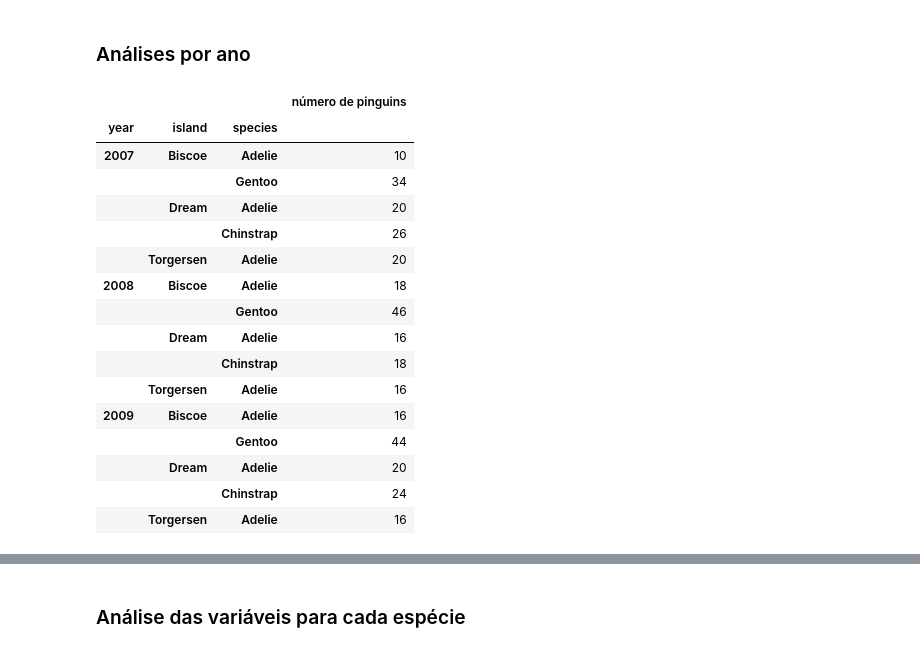
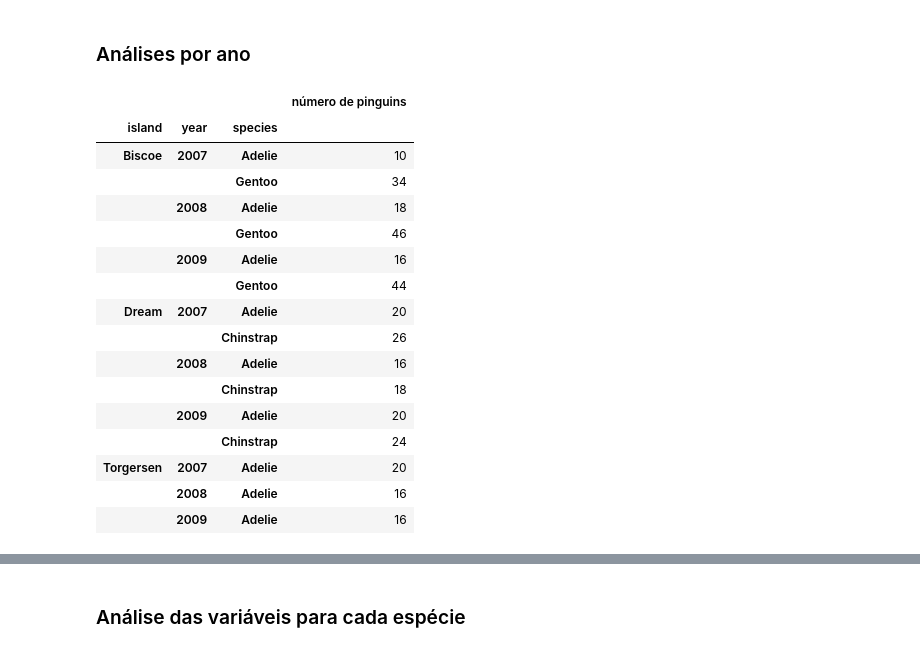
Before and after one commit to carolysg/projeto-pinguins, a Jupyter notebook: penguins.ipynb, the cells around one changed output, grey strips where cells are left out. Saved outputs shown, nothing was run; the diff lists cells and outputs as text; code cells hidden in the pictures.

```diff
--- a/penguins.ipynb
+++ b/penguins.ipynb
@@ -386,24 +386,24 @@ plt.tight_layout()
 ### Análises por ano
 # %%
 # espécies por ilha em cada ano
-df_agrupado1 = df.groupby(['year','island','species']).count()[['sex']]
+df_agrupado1 = df.groupby(['island', 'year', 'species']).count()[['sex']]
 df_agrupado1 = df_agrupado1.rename(columns={'sex': 'número de pinguins'})
 display(df_agrupado1)
 # %% [output]
 |  |  |  | número de pinguins |
-| year | island | species |  |
-| 2007 | Biscoe | Adelie | 10 |
+| island | year | species |  |
+| Biscoe | 2007 | Adelie | 10 |
 |  |  | Gentoo | 34 |
-|  | Dream | Adelie | 20 |
+|  | 2008 | Adelie | 18 |
+|  |  | Gentoo | 46 |
+|  | 2009 | Adelie | 16 |
+|  |  | Gentoo | 44 |
+| Dream | 2007 | Adelie | 20 |
 |  |  | Chinstrap | 26 |
-|  | Torgersen | Adelie | 20 |
-| 2008 | Biscoe | Adelie | 18 |
-|  |  | Gentoo | 46 |
-|  | Dream | Adelie | 16 |
+|  | 2008 | Adelie | 16 |
 |  |  | Chinstrap | 18 |
-|  | Torgersen | Adelie | 16 |
-| 2009 | Biscoe | Adelie | 16 |
-|  |  | Gentoo | 44 |
-|  | Dream | Adelie | 20 |
+|  | 2009 | Adelie | 20 |
 |  |  | Chinstrap | 24 |
-|  | Torgersen | Adelie | 16 |
+| Torgersen | 2007 | Adelie | 20 |
+|  | 2008 | Adelie | 16 |
+|  | 2009 | Adelie | 16 |
```
Also changed, not shown: parts of 4 cells of this notebook.
